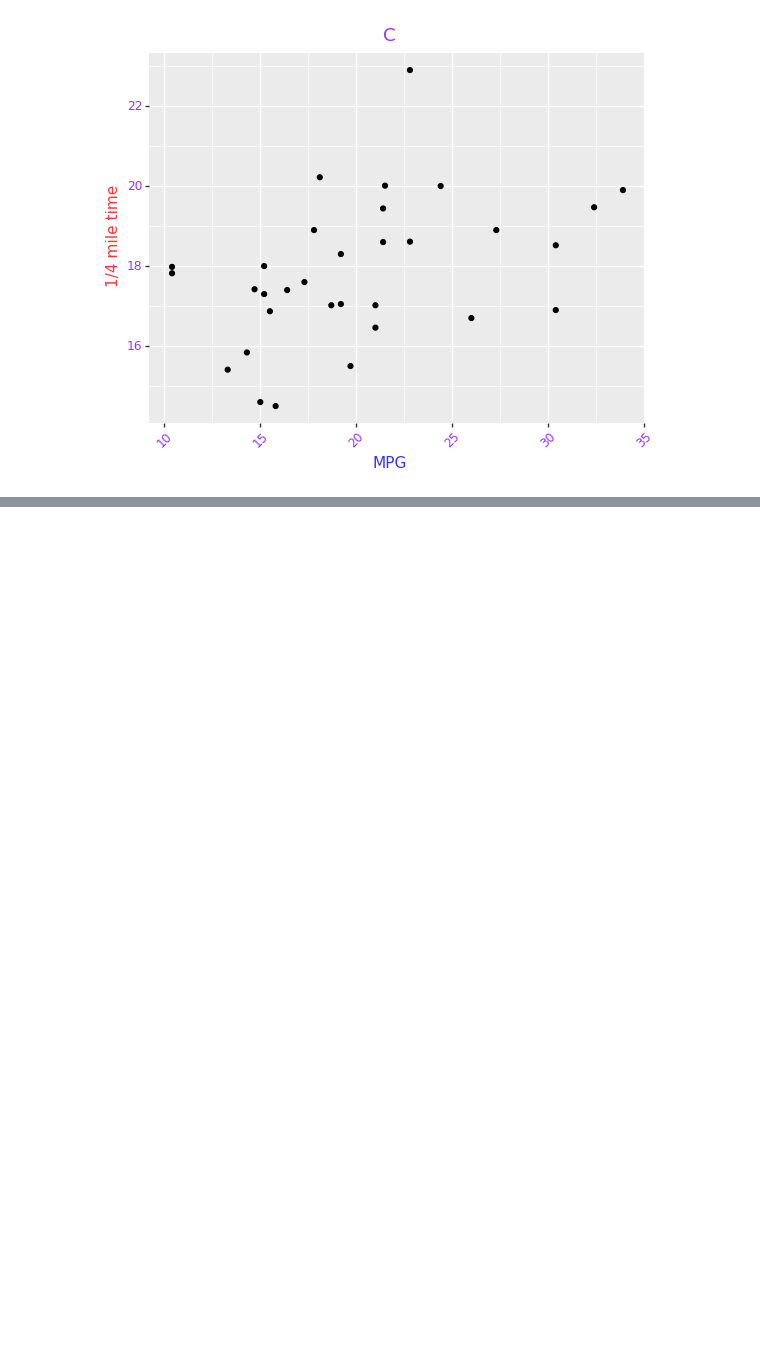
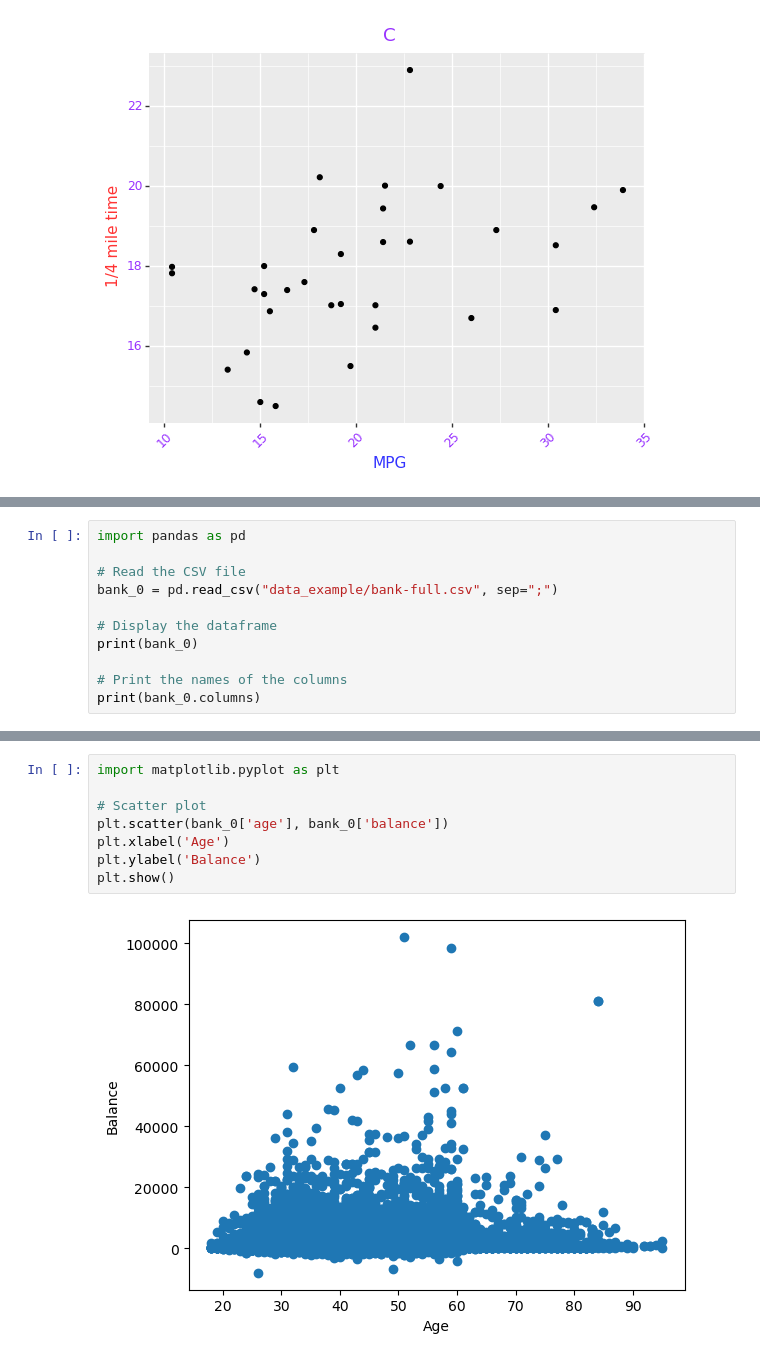
Before and after one commit to zhentaoshi/Econ5821, a Jupyter notebook: py_03_plot.ipynb, the cells around one changed output, grey strips where cells are left out. Saved outputs shown, nothing was run; the diff lists cells and outputs as text; blank space fills up the shorter version.

```diff
--- a/py_03_plot.ipynb
+++ b/py_03_plot.ipynb
@@ -170,0 +187,11 @@ print(p2)
+# %%
+import pandas as pd
+
+# Read the CSV file
+bank_0 = pd.read_csv("data_example/bank-full.csv", sep=";")
+
+# Display the dataframe
+print(bank_0)
+
+# Print the names of the columns
+print(bank_0.columns)
@@ -170,0 +216,10 @@ print(p2)
+# %%
+import matplotlib.pyplot as plt
+
+# Scatter plot
+plt.scatter(bank_0['age'], bank_0['balance'])
+plt.xlabel('Age')
+plt.ylabel('Balance')
+plt.show()
+# %% [output]
+[figure, added]
```
Also changed, not shown: parts of 16 cells of this notebook, 1 other file.
